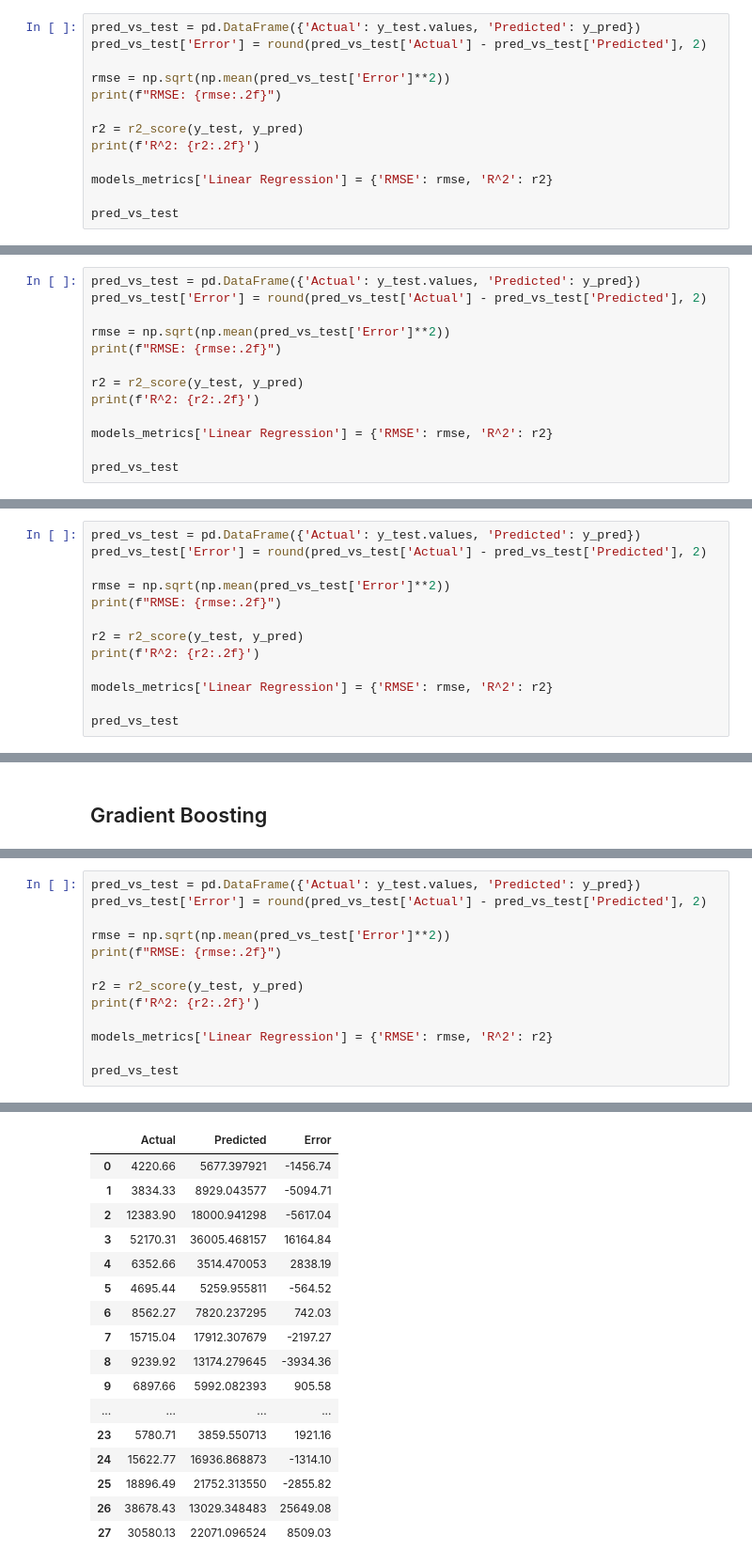
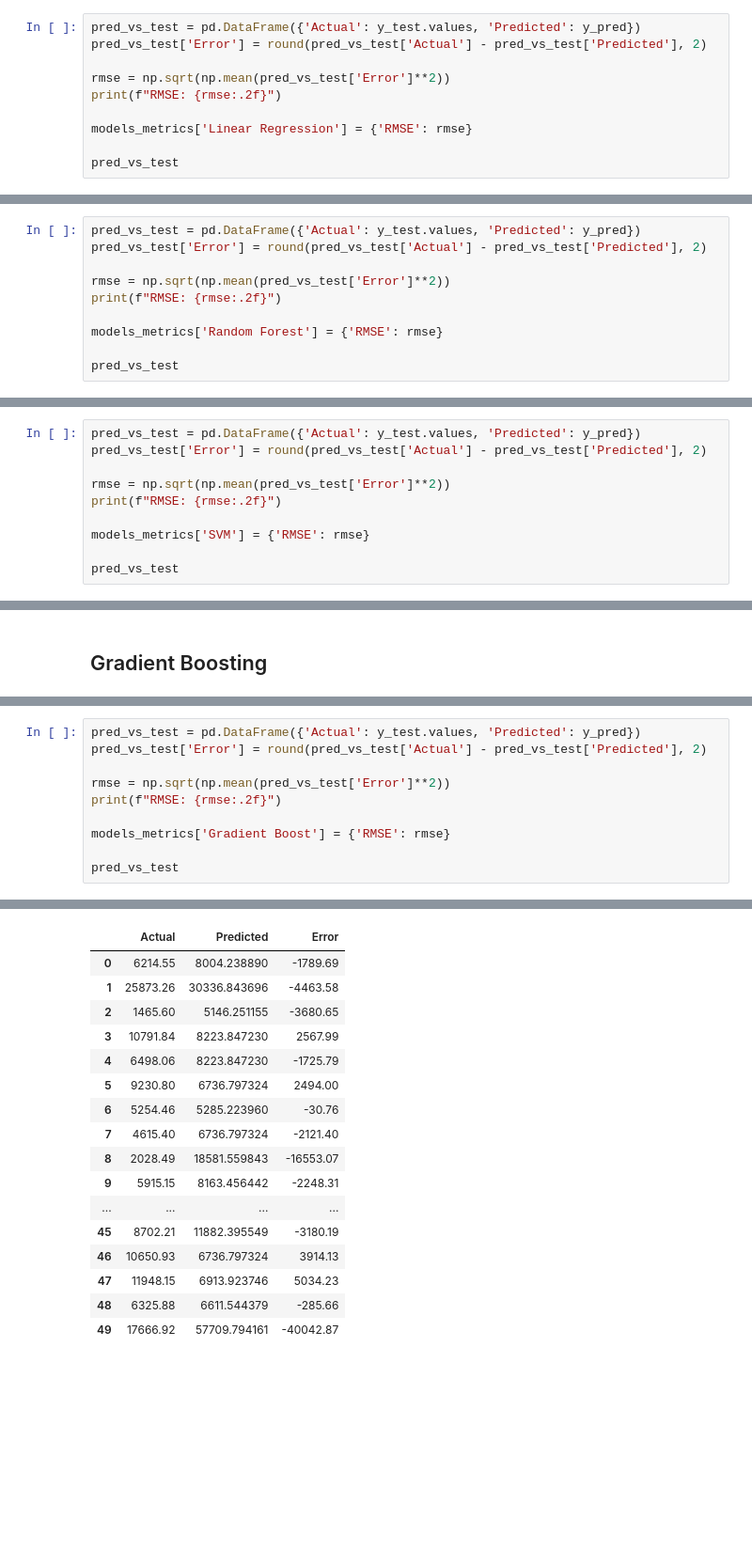
Before and after one commit to joaopaivaa/Cask-Worth, a Jupyter notebook: model.ipynb, the cells around one changed output, grey strips where cells are left out. Shown: that part at 94% size. Saved outputs shown, nothing was run; the diff lists cells and outputs as text; blank space fills up the shorter version.

```diff
--- a/model.ipynb
+++ b/model.ipynb
@@ -370,10 +346,7 @@ pred_vs_test['Error'] = round(pred_vs_test['Actual'] - pred_vs_test['Predicted']
 rmse = np.sqrt(np.mean(pred_vs_test['Error']**2))
 print(f"RMSE: {rmse:.2f}")
 
-r2 = r2_score(y_test, y_pred)
-print(f'R^2: {r2:.2f}')
-
-models_metrics['Linear Regression'] = {'RMSE': rmse, 'R^2': r2}
+models_metrics['Linear Regression'] = {'RMSE': rmse}
 
 pred_vs_test
 # %% [output]
@@ -456,10 +429,7 @@ pred_vs_test['Error'] = round(pred_vs_test['Actual'] - pred_vs_test['Predicted']
 rmse = np.sqrt(np.mean(pred_vs_test['Error']**2))
 print(f"RMSE: {rmse:.2f}")
 
-r2 = r2_score(y_test, y_pred)
-print(f'R^2: {r2:.2f}')
-
-models_metrics['Linear Regression'] = {'RMSE': rmse, 'R^2': r2}
+models_metrics['Random Forest'] = {'RMSE': rmse}
 
 pred_vs_test
 # %% [output]
@@ -523,10 +492,7 @@ pred_vs_test['Error'] = round(pred_vs_test['Actual'] - pred_vs_test['Predicted']
 rmse = np.sqrt(np.mean(pred_vs_test['Error']**2))
 print(f"RMSE: {rmse:.2f}")
 
-r2 = r2_score(y_test, y_pred)
-print(f'R^2: {r2:.2f}')
-
-models_metrics['Linear Regression'] = {'RMSE': rmse, 'R^2': r2}
+models_metrics['SVM'] = {'RMSE': rmse}
 
 pred_vs_test
 # %% [output]
@@ -593,10 +558,7 @@ pred_vs_test['Error'] = round(pred_vs_test['Actual'] - pred_vs_test['Predicted']
 rmse = np.sqrt(np.mean(pred_vs_test['Error']**2))
 print(f"RMSE: {rmse:.2f}")
 
-r2 = r2_score(y_test, y_pred)
-print(f'R^2: {r2:.2f}')
-
-models_metrics['Linear Regression'] = {'RMSE': rmse, 'R^2': r2}
+models_metrics['Gradient Boost'] = {'RMSE': rmse}
 
 pred_vs_test
 # %% [output]
@@ -605,17 +566,17 @@ R^2: 0.34
 |  | Actual | Predicted | Error |
-| 0 | 4220.66 | 5677.397921 | -1456.74 |
-| 1 | 3834.33 | 8929.043577 | -5094.71 |
-| 2 | 12383.90 | 18000.941298 | -5617.04 |
-| 3 | 52170.31 | 36005.468157 | 16164.84 |
-| 4 | 6352.66 | 3514.470053 | 2838.19 |
-| 5 | 4695.44 | 5259.955811 | -564.52 |
-| 6 | 8562.27 | 7820.237295 | 742.03 |
-| 7 | 15715.04 | 17912.307679 | -2197.27 |
-| 8 | 9239.92 | 13174.279645 | -3934.36 |
-| 9 | 6897.66 | 5992.082393 | 905.58 |
+| 0 | 6214.55 | 8004.238890 | -1789.69 |
+| 1 | 25873.26 | 30336.843696 | -4463.58 |
+| 2 | 1465.60 | 5146.251155 | -3680.65 |
+| 3 | 10791.84 | 8223.847230 | 2567.99 |
+| 4 | 6498.06 | 8223.847230 | -1725.79 |
+| 5 | 9230.80 | 6736.797324 | 2494.00 |
+| 6 | 5254.46 | 5285.223960 | -30.76 |
+| 7 | 4615.40 | 6736.797324 | -2121.40 |
+| 8 | 2028.49 | 18581.559843 | -16553.07 |
+| 9 | 5915.15 | 8163.456442 | -2248.31 |
 | ... | ... | ... | ... |
-| 23 | 5780.71 | 3859.550713 | 1921.16 |
-| 24 | 15622.77 | 16936.868873 | -1314.10 |
-| 25 | 18896.49 | 21752.313550 | -2855.82 |
-| 26 | 38678.43 | 13029.348483 | 25649.08 |
-| 27 | 30580.13 | 22071.096524 | 8509.03 |
+| 45 | 8702.21 | 11882.395549 | -3180.19 |
+| 46 | 10650.93 | 6736.797324 | 3914.13 |
+| 47 | 11948.15 | 6913.923746 | 5034.23 |
+| 48 | 6325.88 | 6611.544379 | -285.66 |
+| 49 | 17666.92 | 57709.794161 | -40042.87 |
```
Also changed, not shown: parts of 22 cells of this notebook, 1 other file.
